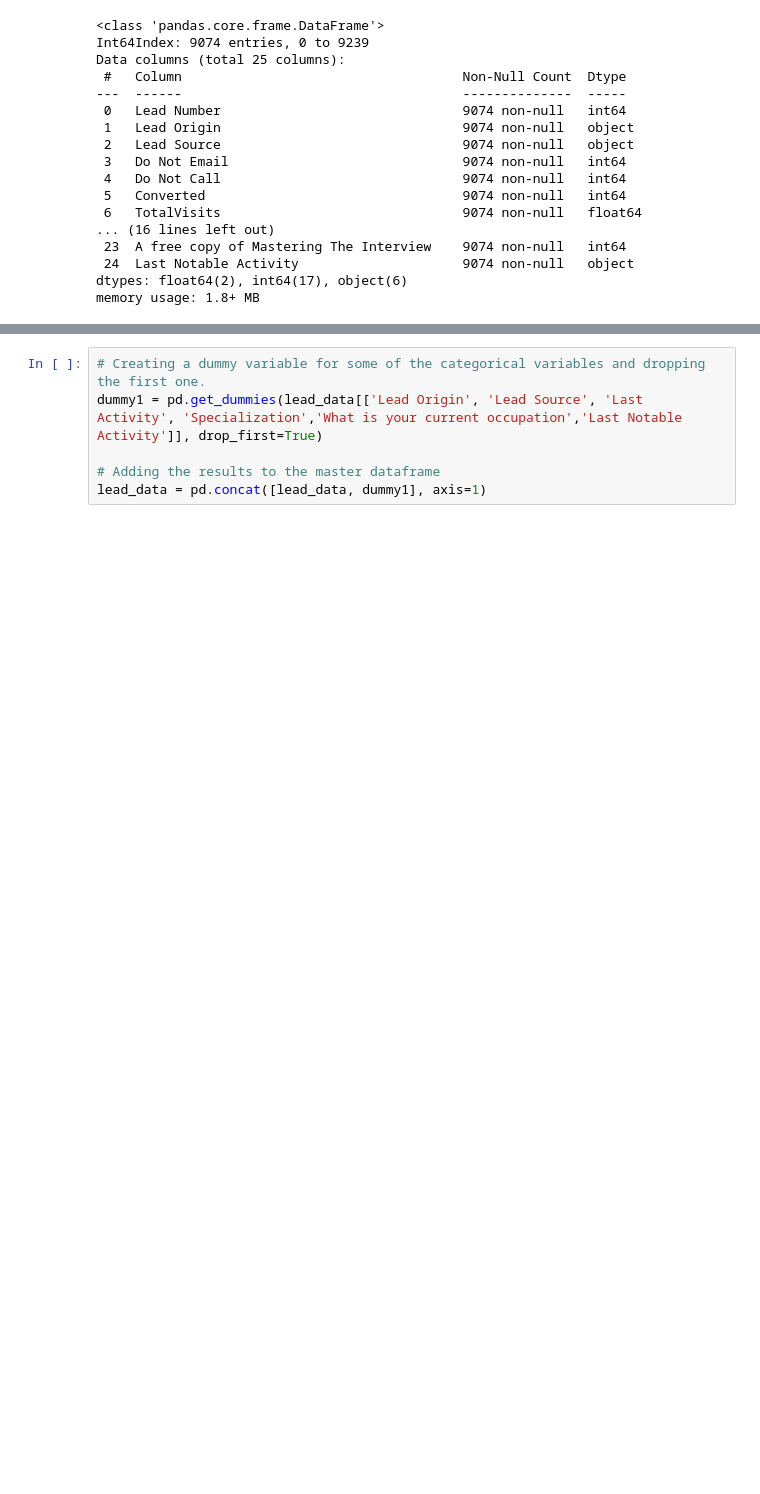
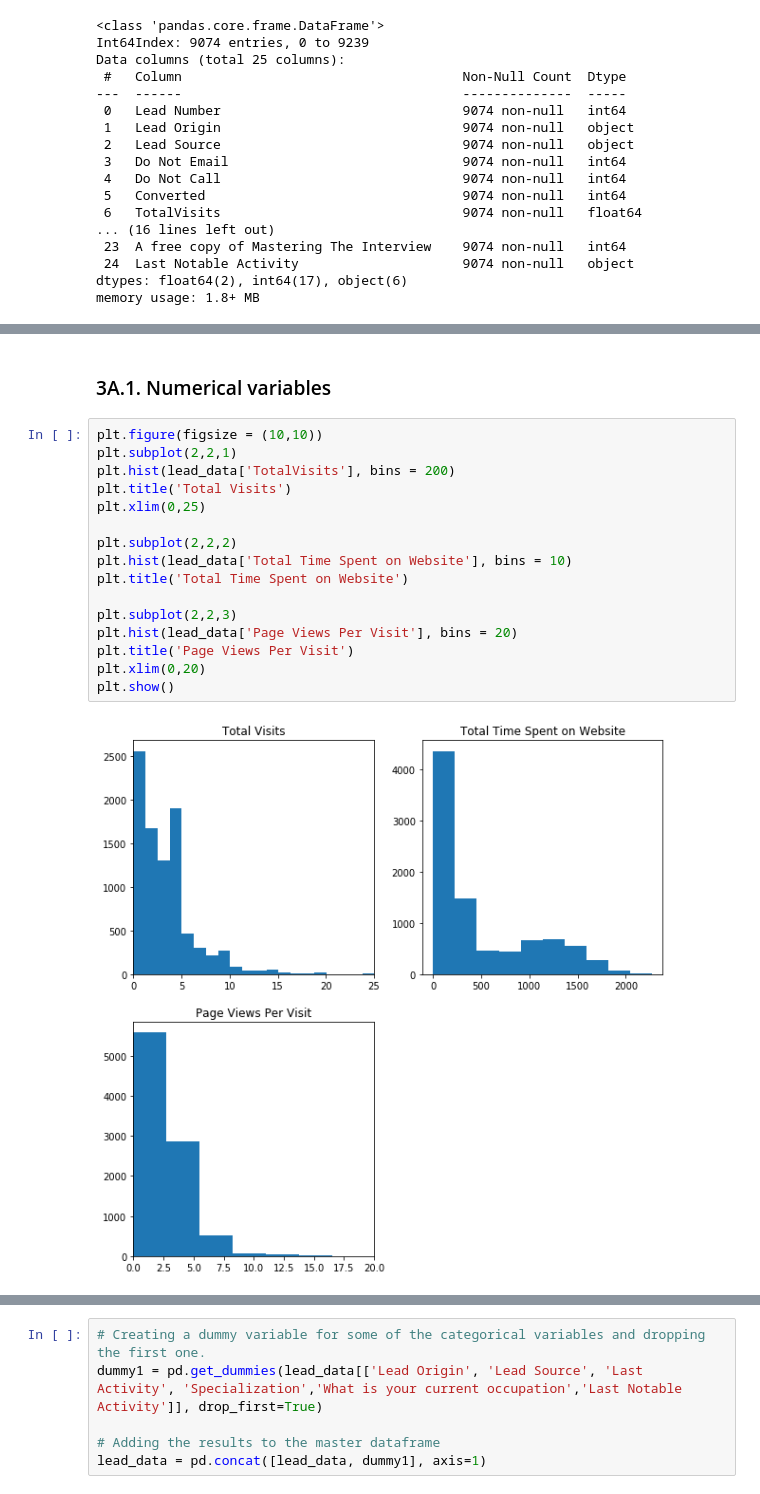
Before and after one commit to sandeepsrikanti/portfolio, a Jupyter notebook: Projects/Lead+Scoring+Case+Study/Lead Scoring Assignment/Lead_scoring.ipynb, the cells around one changed output, grey strips where cells are left out. Saved outputs shown, nothing was run; the diff lists cells and outputs as text; blank space fills up the shorter version.

```diff
--- a/Projects/Lead+Scoring+Case+Study/Lead Scoring Assignment/Lead_scoring.ipynb
+++ b/Projects/Lead+Scoring+Case+Study/Lead Scoring Assignment/Lead_scoring.ipynb
@@ -401,0 +457,20 @@ memory usage: 1.8+ MB
+# %% [markdown]
+### 3A.1. Numerical variables
+# %%
+plt.figure(figsize = (10,10))
+plt.subplot(2,2,1)
+plt.hist(lead_data['TotalVisits'], bins = 200)
+plt.title('Total Visits')
+plt.xlim(0,25)
+
+plt.subplot(2,2,2)
+plt.hist(lead_data['Total Time Spent on Website'], bins = 10)
+plt.title('Total Time Spent on Website')
+
+plt.subplot(2,2,3)
+plt.hist(lead_data['Page Views Per Visit'], bins = 20)
+plt.title('Page Views Per Visit')
+plt.xlim(0,20)
+plt.show()
+# %% [output]
+[figure, added]
```
Also changed, not shown: parts of 22 cells of this notebook, 8 other files.
